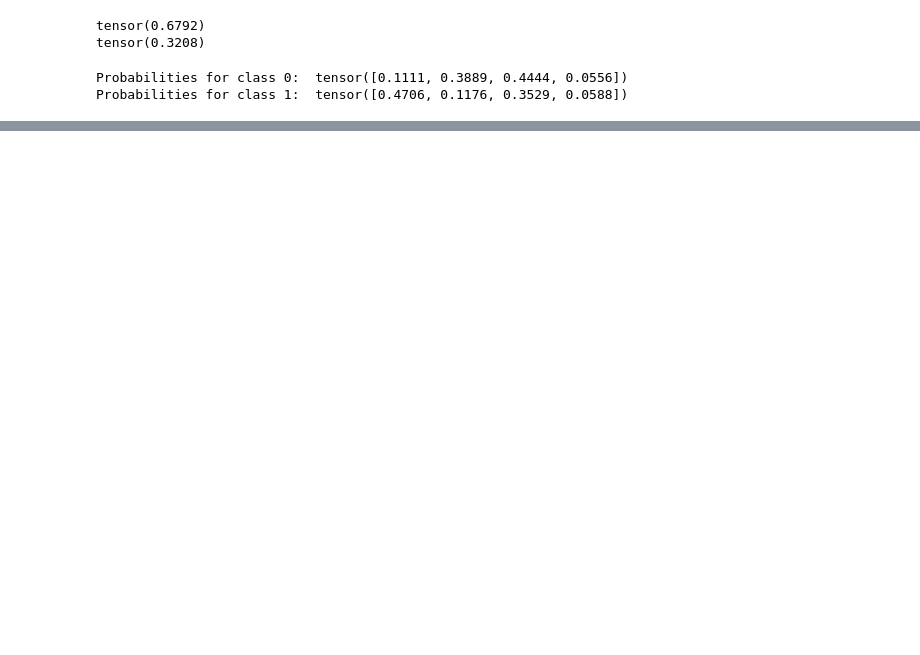
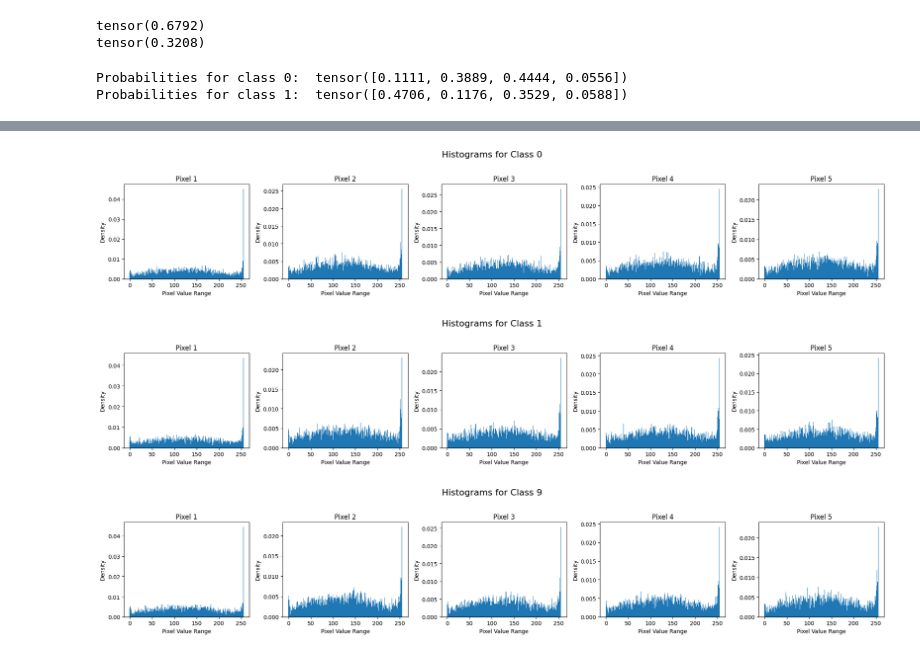
Before and after one commit to mantofer02/DataScienceBootcamp, a Jupyter notebook: FUNDATEC/Estadistica/New/Tareas/1/TP1.ipynb, the cells around one changed output, grey strips where cells are left out. Saved outputs shown, nothing was run; the diff lists cells and outputs as text; code cells hidden in the pictures; blank space fills up the shorter version.

```diff
--- a/FUNDATEC/Estadistica/New/Tareas/1/TP1.ipynb
+++ b/FUNDATEC/Estadistica/New/Tareas/1/TP1.ipynb
@@ -144,7 +176,7 @@ def calculate_priori_p_t(labels):
 
 # Ejemplo de uso de la función
 # Asegúrate de definir 'labels' antes de llamar a la función
-probabilities, unique_labels = calculate_priori_p_t(image_labels)
+probabilities, unique_labels = calculate_priori_p_t(train_labels)
 
 print("Probabilities:", probabilities)
 print("Unique labels:", unique_labels)
@@ -289,17 +349,0 @@ tensor(1.0000)
-# %%
-def train_model_histogram(train_data, train_labels, normalize=True):
-    priori_p_k, unique_labels = calculate_priori_p_t(train_labels)
-
-    dataset_densities = calculate_class_probabilities(train_data, train_labels, num_classes=len(
-        unique_labels), normalize=normalize)
-
-    dataset_densities = torch.flatten(dataset_densities, start_dim=2, end_dim=3)
-
-
-    return dataset_densities, priori_p_k
-
-
-dataset_densities, priori_p_k = train_model_histogram(image_tensor, image_labels, normalize=False)
-
-print(dataset_densities.shape)
-print(dataset_densities[0][0].sum().item())
@@ -363 +464,59 @@ plot_pixel_densities(dataset_densities, class_index=9, num_pixels=5, bins=256)
+# %%
+import matplotlib.pyplot as plt
+import numpy as np
+import torch  # Assuming you're using PyTorch tensors
+
+"""
+    Grafica histogramas para el número especificado de píxeles de una clase dada.
+
+    Parámetros:
+    - dataset_densities: Un tensor con forma [num_classes, 256, num_pixels].
+    - class_index: El índice de la clase para la cual se graficarán los histogramas.
+    - num_pixels: El número de píxeles para los cuales se graficarán histogramas.
+    - bins: El número de contenedores para agrupar los valores de los píxeles.
+
+    Esta función convierte el tensor a un arreglo de numpy si es un tensor de PyTorch, extrae las densidades
+    para la clase especificada, calcula los bordes y anchos de los contenedores para la agregación y grafica
+    histogramas para el número especificado de píxeles. Cada histograma muestra la densidad de los valores de
+    píxeles dentro de rangos específicos para un píxel dado.
+"""
+def plot_pixel_densities(dataset_densities, class_index=0, num_pixels=5, bins=16):
+    # Convertir el tensor a un arreglo numpy si es un tensor de PyTorch
+    if isinstance(dataset_densities, torch.Tensor):
+        dataset_densities = dataset_densities.numpy()
+
+    # Extraer las densidades para la clase especificada
+    class_densities = dataset_densities[class_index]
+
+    # Calculate bin edges and widths for aggregation
+    bin_edges = np.linspace(0, 256, bins + 1)
+    bin_width = bin_edges[1] - bin_edges[0]
+
+    # Graficar histogramas para el número especificado de píxeles
+    fig, axs = plt.subplots(1, num_pixels, figsize=(20, 4))
+    for i in range(num_pixels):
+        pixel_densities = class_densities[:, i]
+        # Agregar densidades de píxeles en contenedores
+        binned_densities = np.histogram(
+            np.arange(256), bins=bin_edges, weights=pixel_densities)[0]
+        axs[i].bar(bin_edges[:-1], binned_densities, width=bin_width)
+        axs[i].set_title(f'Pixel {i+1}')
+        axs[i].set_xlabel('Pixel Value Range')
+        axs[i].set_ylabel('Density')
+
+    fig.suptitle(f'Histograms for Class {class_index}', fontsize=16)
+
+    # Ajustar el diseño para hacer espacio para el título
+    plt.tight_layout(rect=[0, 0.03, 1, 0.95])
+    plt.show()
+
+
+# Ejemplo de uso
+plot_pixel_densities(dataset_densities, class_index=0, num_pixels=5, bins=256)
+plot_pixel_densities(dataset_densities, class_index=1, num_pixels=5, bins=256)
+plot_pixel_densities(dataset_densities, class_index=9, num_pixels=5, bins=256)
+# %% [output]
+[figure, added]
+[figure, added]
+[figure, added]
 # %%
```
Also changed, not shown: parts of 26 cells of this notebook.
